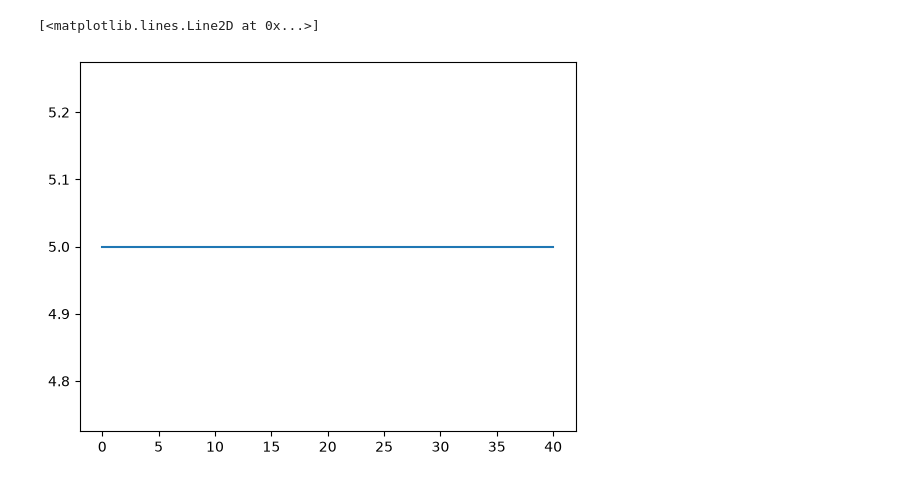
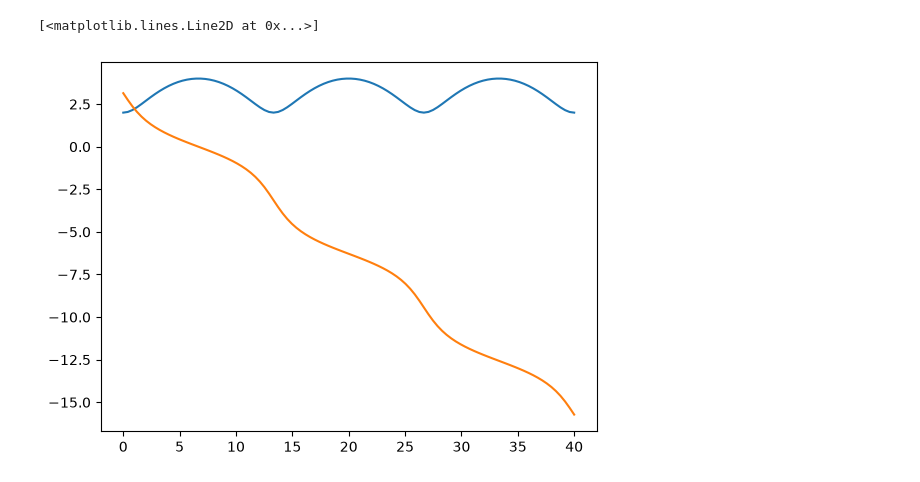
Before and after one commit to Adam-Omarali/n-body-simulation, a Jupyter notebook: prototyping.ipynb, the cells around one changed output. Cells and saved outputs as stored; diff of their text form; code cells hidden in the pictures.

Commit message:
add angle handling, correct conditions for ciruclar radial case, avoid hardcoding upper bound radius, convert relative position to individual particle position

```diff
--- a/prototyping.ipynb
+++ b/prototyping.ipynb
@@ -60,8 +67,8 @@ v_initial_m2 = V_com - m1 / M * v
 # %%
-# p_initial_m1 = np.array([1, 0])
-# p_initial_m2 = np.array([-1, 0])
-# v_initial_m1 = np.array([-0.5, 5])
-# v_initial_m2 = np.array([0.5, 5])
+p_initial_m1 = np.array([-1, 0])
+p_initial_m2 = np.array([1, 0])
+v_initial_m1 = np.array([0, 1])
+v_initial_m2 = np.array([0, -1])
 # %%
 r_i = p_initial_m1 - p_initial_m2
 r_dot_i = v_initial_m1 - v_initial_m2
@@ -115,13 +140,6 @@ def radial_kinetic_energy(r_mag):
     return E - Veff(r_mag)
 
 def turning_points():
-
-    #radial case
-    if np.isclose(dVeff_dr(r_mag_i), 0):
-        return {
-            "inner": None,
-            "outer": None
-        }
 
     #collision case
     if np.isclose(L_com, 0):
@@ -132,6 +150,13 @@ def turning_points():
                 "outer": r_outer
             }
 
+        return {
+            "inner": None,
+            "outer": None
+        }
+
+    #radial case
+    if np.isclose(dVeff_dr(r_mag_i), 0) and np.isclose(radial_speed_signed(r_i, r_dot_i), 0):
         return {
             "inner": None,
             "outer": None
@@ -251,7 +360,25 @@ def radius_at_time(t):
 # %%
 t_values = np.linspace(0, 40, 100)
-y_data = [radius_at_time(t) for t in t_values]
-plt.plot(t_values, y_data)
+
+r_data = []
+theta_data = []
+
+p_m1_x = []
+p_m1_y = []
+
+for i in range(t_values.size):
+    t = t_values[i]
+    position = radius_at_time(t)
+    R_t = R_com_i + V_com_i * t
+    r_data.append(position["r"])
+    theta_data.append(position["theta"])
+    p_m1_x.append(m2 / M * position["r"] * np.cos(position["theta"]) + R_com)
+    p_m1_y.append(m2 / M * position["r"] * np.sin(position["theta"]) + R_com)
+
+
+plt.plot(t_values, r_data)
+plt.plot(t_values, theta_data)
+# plt.plot(p_m1_x, p_m1_y)
 # %% [output]
 [<matplotlib.lines.Line2D at 0x...>]
-[figure, old version]
+[figure, new version]
```
Also changed, not shown: parts of 9 cells of this notebook.
